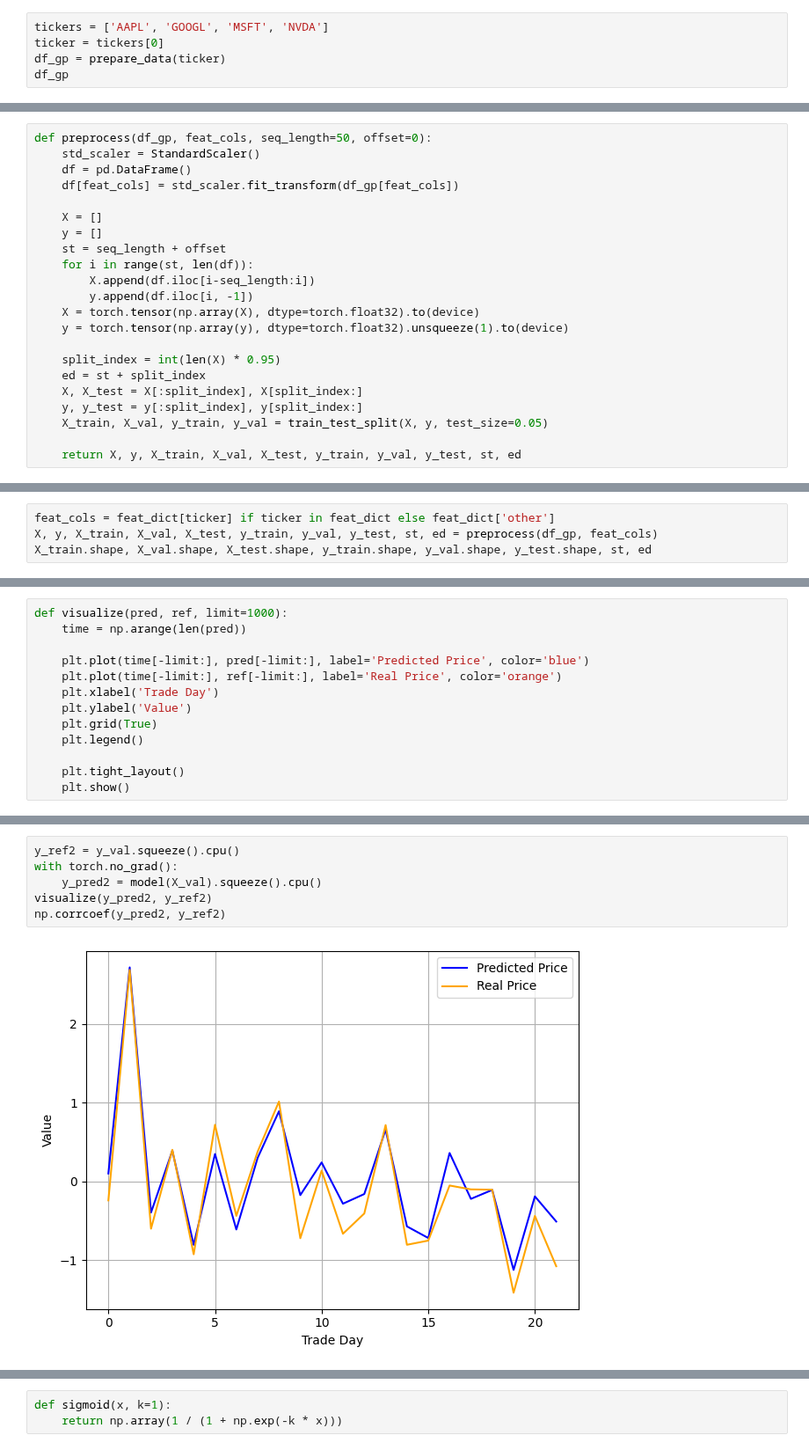
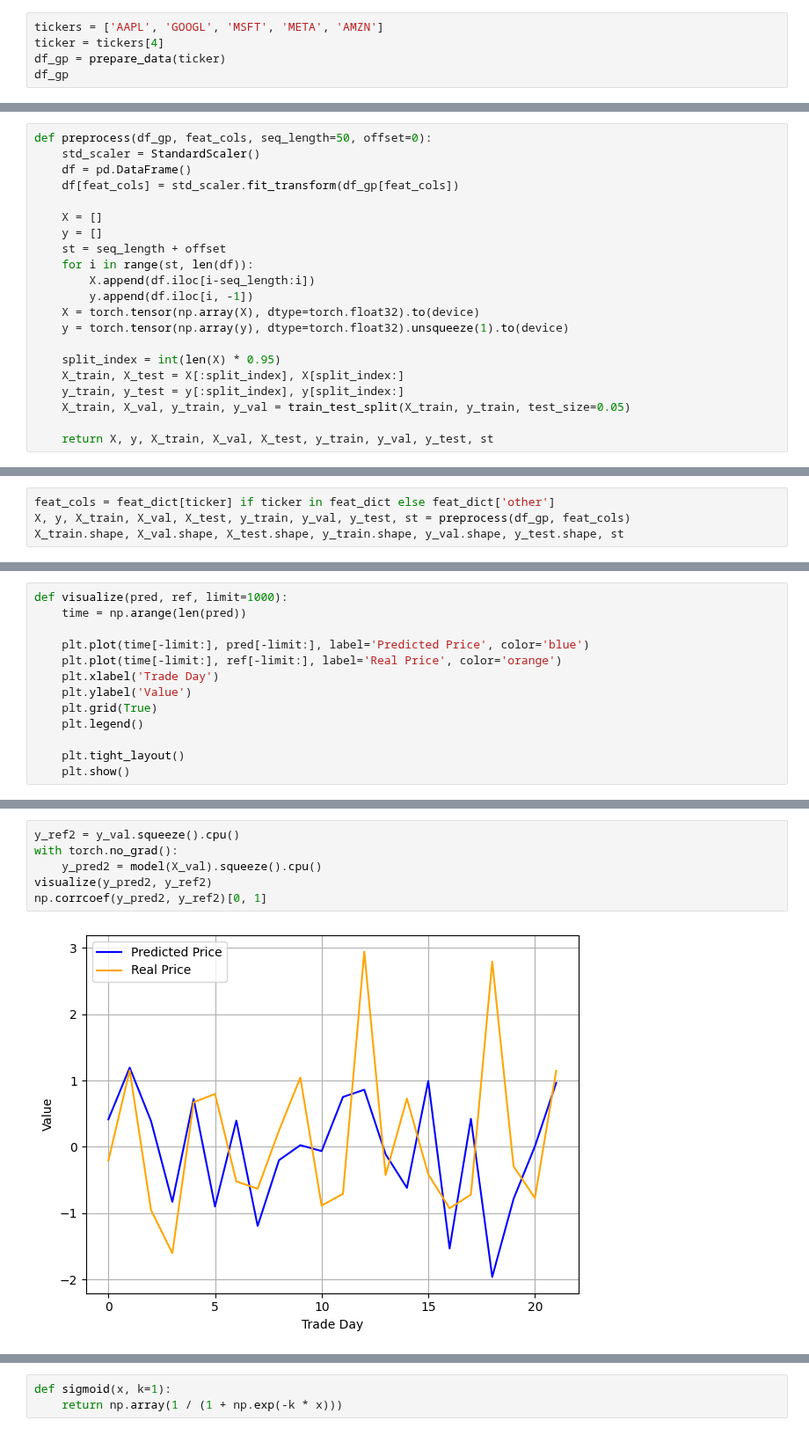
Before and after one commit to AlexWFreeman/Big-Data-Analytics, a Jupyter notebook: model/analysis4.ipynb, the cells around one changed output, grey strips where cells are left out. Shown at 88% size. Cells and saved outputs as stored; diff of their text form.

```diff
--- a/model/analysis4.ipynb
+++ b/model/analysis4.ipynb
@@ -54,8 +54,8 @@ def prepare_data(ticker):
                            '200_ma', '50_ma', 'all_score', 'pos_score', 'neg_score', 'pos_mean', 'neg_mean']
     return df_gp
 # %%
-tickers = ['AAPL', 'GOOGL', 'MSFT', 'NVDA']
-ticker = tickers[0]
+tickers = ['AAPL', 'GOOGL', 'MSFT', 'META', 'AMZN']
+ticker = tickers[4]
 df_gp = prepare_data(ticker)
 df_gp
 # %% [output]
@@ -136,12 +127,11 @@ def preprocess(df_gp, feat_cols, seq_length=50, offset=0):
     y = torch.tensor(np.array(y), dtype=torch.float32).unsqueeze(1).to(device)
 
     split_index = int(len(X) * 0.95)
-    ed = st + split_index
-    X, X_test = X[:split_index], X[split_index:]
-    y, y_test = y[:split_index], y[split_index:]
-    X_train, X_val, y_train, y_val = train_test_split(X, y, test_size=0.05)
+    X_train, X_test = X[:split_index], X[split_index:]
+    y_train, y_test = y[:split_index], y[split_index:]
+    X_train, X_val, y_train, y_val = train_test_split(X_train, y_train, test_size=0.05)
 
-    return X, y, X_train, X_val, X_test, y_train, y_val, y_test, st, ed
+    return X, y, X_train, X_val, X_test, y_train, y_val, y_test, st
 # %%
 class SimpleLSTM(nn.Module):
     def __init__(self, feat_size, layers, dropout):
@@ -166,6 +156,6 @@ epoch_dict = {
 }
 # %%
 feat_cols = feat_dict[ticker] if ticker in feat_dict else feat_dict['other']
-X, y, X_train, X_val, X_test, y_train, y_val, y_test, st, ed = preprocess(df_gp, feat_cols)
-X_train.shape, X_val.shape, X_test.shape, y_train.shape, y_val.shape, y_test.shape, st, ed
+X, y, X_train, X_val, X_test, y_train, y_val, y_test, st = preprocess(df_gp, feat_cols)
+X_train.shape, X_val.shape, X_test.shape, y_train.shape, y_val.shape, y_test.shape, st
 # %% [output]
@@ -301,8 +309,8 @@ array([[1.       , 0.9549131],
 # %%
 y_ref2 = y_val.squeeze().cpu()
 with torch.no_grad():
     y_pred2 = model(X_val).squeeze().cpu()
 visualize(y_pred2, y_ref2)
-np.corrcoef(y_pred2, y_ref2)
+np.corrcoef(y_pred2, y_ref2)[0, 1]
 # %% [output]
-[figure, old version]
+[figure, new version]
```
Also changed, not shown: parts of 36 cells of this notebook, 7 other files.
